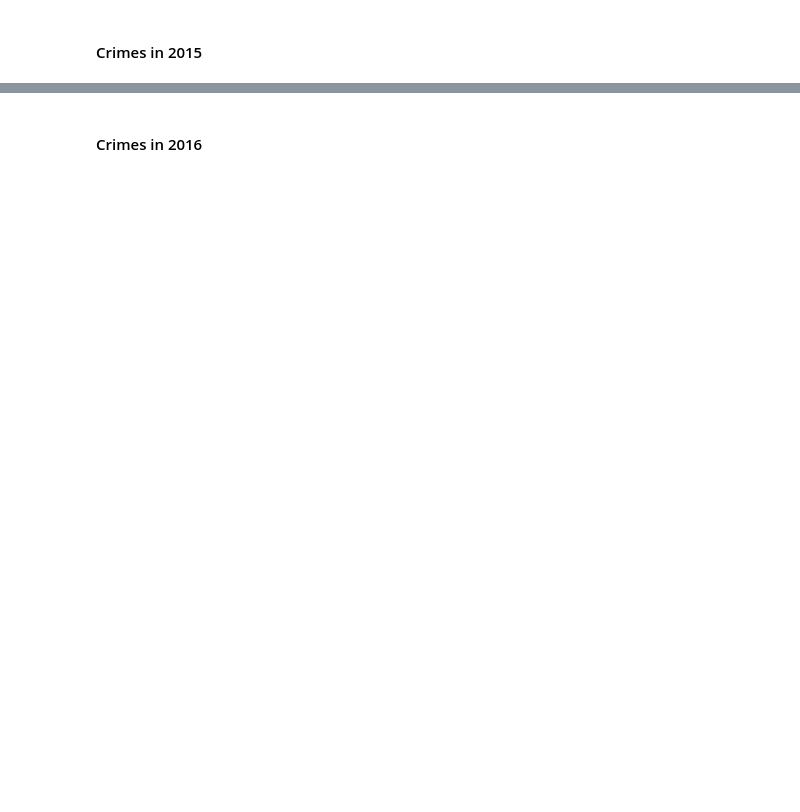
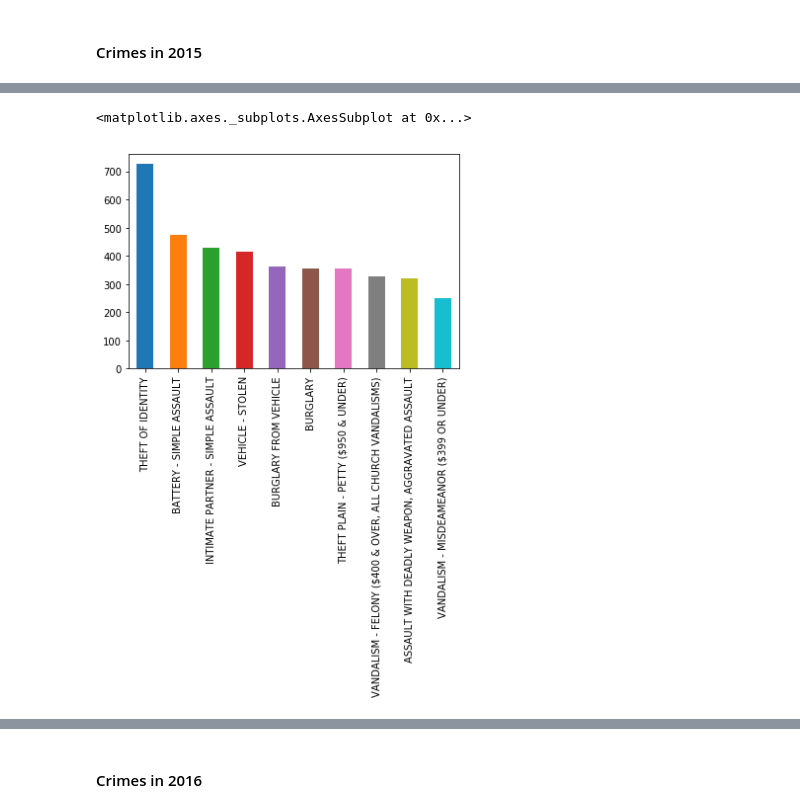
Before and after one commit to vvp002/COGS108_FinalProject, a Jupyter notebook: COGS108_FinalProject.ipynb, the cells around one changed output, grey strips where cells are left out. Cells and saved outputs as stored; diff of their text form; code cells hidden in the pictures; blank space fills up the shorter version.

Commit message:
Update graphs and visualization

```diff
--- a/COGS108_FinalProject.ipynb
+++ b/COGS108_FinalProject.ipynb
@@ -452,3 +104,9 @@ crimes_2015_09 = pd.DataFrame(data=(crimes_2015_months['09']))
 crimes_2015_10 = pd.DataFrame(data=(crimes_2015_months['10']))
 crimes_2015_11 = pd.DataFrame(data=(crimes_2015_months['11']))
 crimes_2015_12 = pd.DataFrame(data=(crimes_2015_months['12']))
+# %%
+Holi_2015 = ["01/01/2015", "01/19/2015", "02/16/2015", "03/25/2015", "07/04/2015", "09/07/2015", "10/12/2015",
+        "11/11/2015", "11/26/2015", "12/25/2015"]
+
+print ("Total crimes for all holidays in 2015: ")
+print((crimes_2015_year.loc[crimes_2015_year['Date Occurred'].isin(Holi_2015)])["Crime Code Description"].value_counts()[:10])
@@ -454,0 +121,5 @@ crimes_2015_12 = pd.DataFrame(data=(crimes_2015_months['12']))
+# %%
+(crimes_2015_year.loc[crimes_2015_year['Date Occurred'].isin(Holi_2015)])["Crime Code Description"].value_counts()[:10].plot(kind='bar')
+# %% [output]
+<matplotlib.axes._subplots.AxesSubplot at 0x...>
+[figure, added]
```
Also changed, not shown: parts of 128 cells of this notebook.
